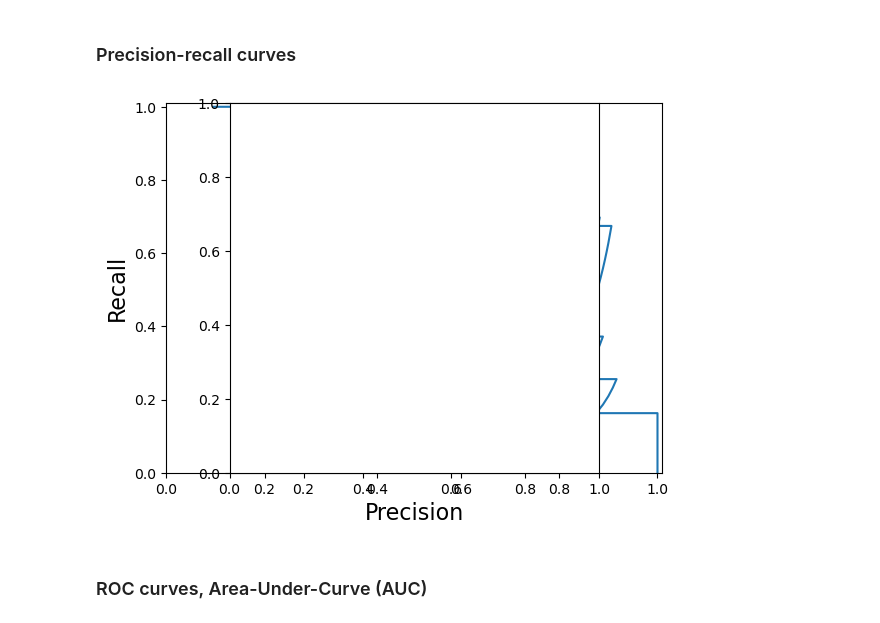
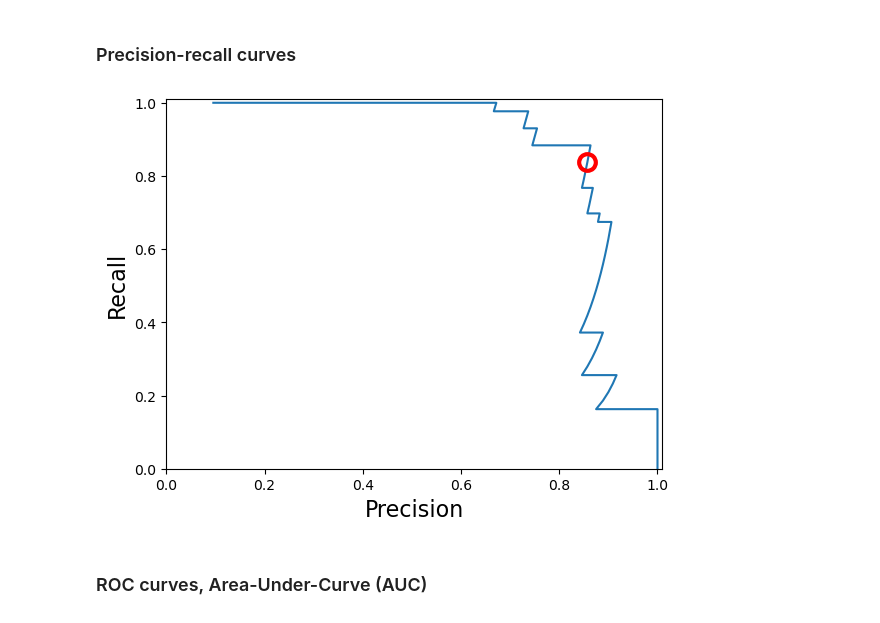
Before and after one commit to saw2881/applied-ml-coursera, a Jupyter notebook: Module 3.ipynb, the cells around one changed output. Cells and saved outputs as stored; diff of their text form; code cells hidden in the pictures.

```diff
--- a/Module 3.ipynb
+++ b/Module 3.ipynb
@@ -313,25 +319,25 @@ Decision Function: [-0.73921463 -1.39552147]
 # %% [markdown]
 ### Precision-recall curves
 # %%
-from sklearn.metrics import precision_recall_curve
+from sklearn.metrics import precision_recall_curve, confusion_matrix, precision_score, recall_score, f1_score
 
 precision, recall, thresholds = precision_recall_curve(y_test, y_scores_lr)
 closest_zero = np.argmin(np.abs(thresholds))
 closest_zero_p = precision[closest_zero]
 closest_zero_r = recall[closest_zero]
 
 # plt.close()
 plt.figure()
 plt.xlim([0.0, 1.01])
 plt.ylim([0.0, 1.01])
 plt.plot(precision, recall, label='Precision-Recall Curve')
-# plt.plot(closest_zero_p, closest_zero_r, 'o', markersize = 12, fillstyle = 'none', c='r', mew=3)
+plt.plot(closest_zero_p, closest_zero_r, 'o', markersize = 12, fillstyle = 'none', c='r', mew=3)
 plt.xlabel('Precision', fontsize=16)
 plt.ylabel('Recall', fontsize=16)
-plt.axes().set_aspect('equal')
+# plt.axes().set_aspect('equal')
 plt.show()
 # %% [output]
-[figure, old version]
+[figure, new version]
 # %% [markdown]
 ### ROC curves, Area-Under-Curve (AUC)
 # %%
```
Also changed, not shown: parts of 8 cells of this notebook.
